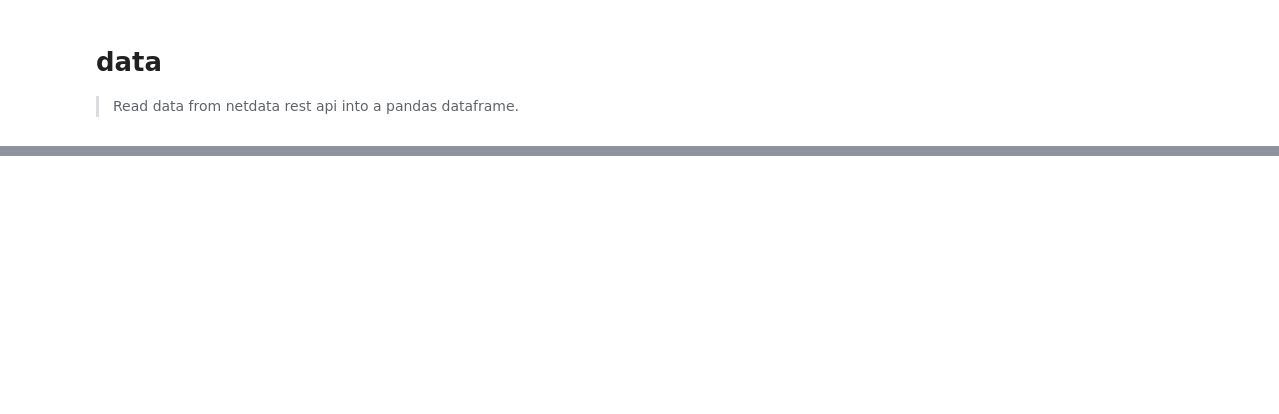
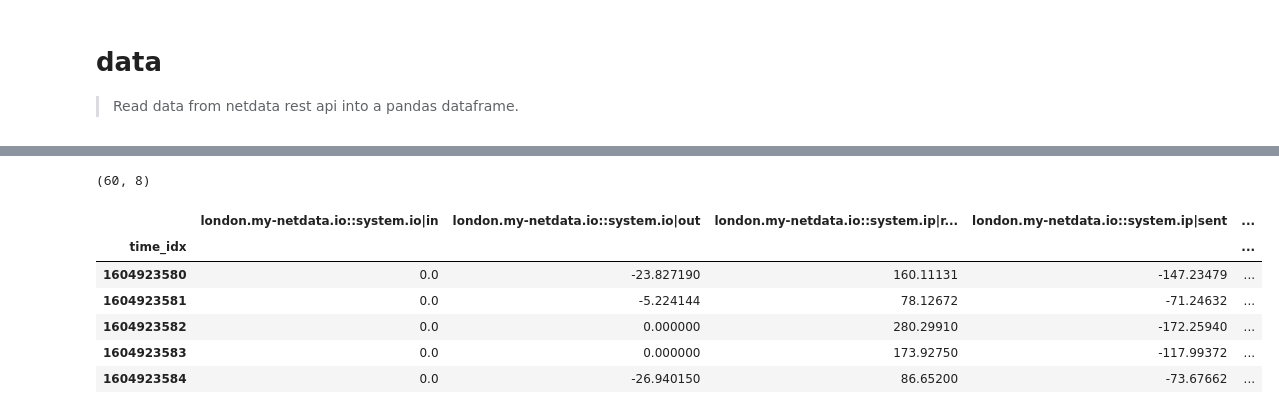
Before and after one commit to netdata/netdata-pandas, a Jupyter notebook: 00_data.ipynb, the cells around one changed output, grey strips where cells are left out. Drawn from its saved outputs; the diff is of its cells as text; code cells hidden in the pictures; blank space fills up the shorter version.

```diff
--- a/00_data.ipynb
+++ b/00_data.ipynb
@@ -193,3 +209,30 @@ def get_data(hosts: list = ['london.my-netdata.io'], charts: list = ['system.cpu
+# %%
+# hide
+# tests
+# examples
+
+host_charts_dict = {
+    "london.my-netdata.io" : ['system.io','system.ip'],
+    "newyork.my-netdata.io" : ['system.io','system.net'],
+}
+expected_cols = ['london.my-netdata.io::system.io|in', 'london.my-netdata.io::system.io|out', 'london.my-netdata.io::system.ip|received',
+                 'london.my-netdata.io::system.ip|sent', 'newyork.my-netdata.io::system.io|in', 'newyork.my-netdata.io::system.io|out',
+                 'newyork.my-netdata.io::system.net|received', 'newyork.my-netdata.io::system.net|sent']
+df = get_data(host_charts_dict=host_charts_dict, host_prefix=True)
+assert len(df) in [59, 60, 61, 62, 63, 64, 65]
+assert len(df.columns) == 8
+assert set(df.columns) == set(expected_cols)
+print(df.shape)
+df.head()
+# %% [output]
+(60, 8)
+|  | london.my-netdata.io::system.io|in | london.my-netdata.io::system.io|out | london.my-netdata.io::system.ip|r... | london.my-netdata.io::system.ip|sent | ... |
+| time_idx |  |  |  |  | ... |
+| 1604923580 | 0.0 | -23.827190 | 160.11131 | -147.23479 | ... |
+| 1604923581 | 0.0 | -5.224144 | 78.12672 | -71.24632 | ... |
+| 1604923582 | 0.0 | 0.000000 | 280.29910 | -172.25940 | ... |
+| 1604923583 | 0.0 | 0.000000 | 173.92750 | -117.99372 | ... |
+| 1604923584 | 0.0 | -26.940150 | 86.65200 | -73.67662 | ... |
 # %%
 # hide
 # tests
```
Also changed, not shown: parts of 6 cells of this notebook, 8 other files.
